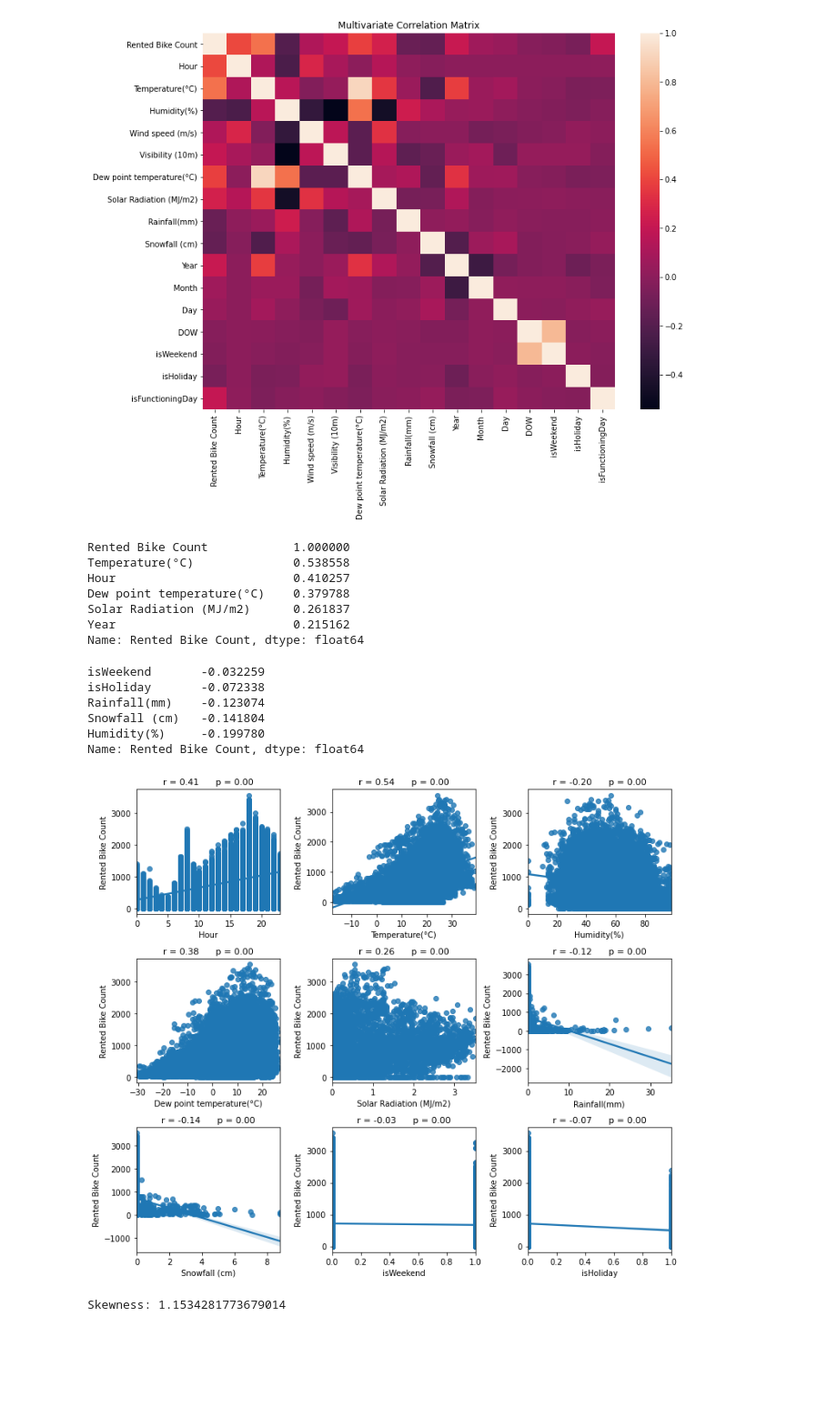
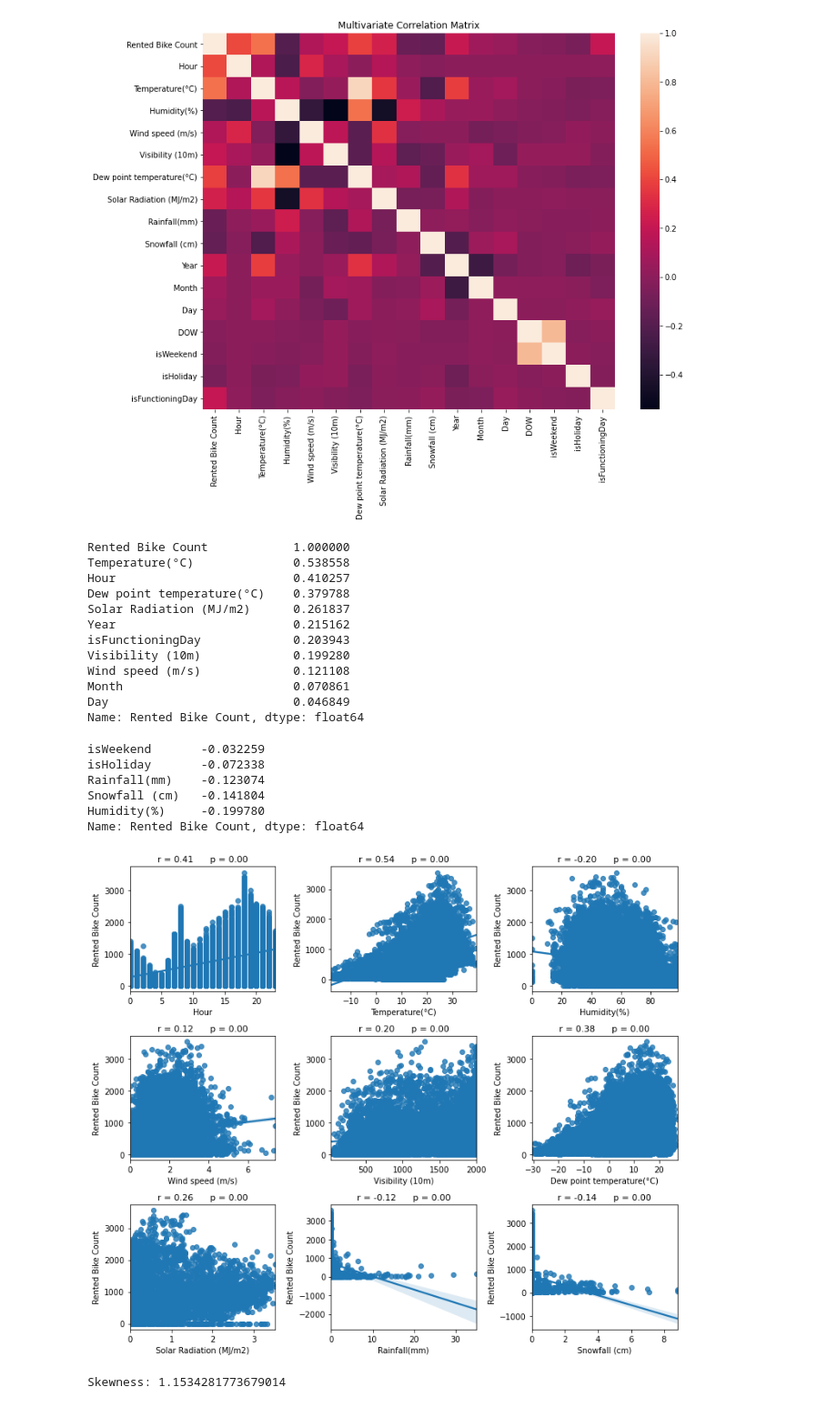
Before and after one commit to MiyukiKitsune/greenhouse_rentals, a Jupyter notebook: src/greenhouse_EDA.ipynb, the cells around one changed output. Shown at 91% size. Drawn from its saved outputs; the diff is of its cells as text; code cells hidden in the pictures; blank space fills up the shorter version.

```diff
--- a/src/greenhouse_EDA.ipynb
+++ b/src/greenhouse_EDA.ipynb
@@ -157,7 +185,7 @@ Text(0.5, 1.0, 'Multivariate Correlation Matrix')
 # %%
 # Find 10 most important features relative to target
 corrmat.sort_values(['Rented Bike Count'], ascending = False, inplace = True)
-print(corrmat['Rented Bike Count'].head(6))
+print(corrmat['Rented Bike Count'].head(11))
 # %% [output]
 Rented Bike Count            1.000000
 Temperature(°C)              0.538558
@@ -165,6 +193,11 @@ Hour                         0.410257
 Dew point temperature(°C)    0.379788
 Solar Radiation (MJ/m2)      0.261837
 Year                         0.215162
+isFunctioningDay             0.203943
+Visibility (10m)             0.199280
+Wind speed (m/s)             0.121108
+Month                        0.070861
+Day                          0.046849
 Name: Rented Bike Count, dtype: float64
 # %%
 print(corrmat['Rented Bike Count'].tail(5))
@@ -178,33 +211,33 @@ Name: Rented Bike Count, dtype: float64
 # %%
 # Seems like our most predictive variables are temp, hour of day and humidity
 # %%
-df_plot = df_bikes[['Temperature(°C)', 'Hour', 'Dew point temperature(°C)', 'Solar Radiation (MJ/m2)', 'isWeekend',
-           'isHoliday', 'Rainfall(mm)', 'Snowfall (cm)', 'Humidity(%)', 'Rented Bike Count']].copy()
+df_plot = df_bikes[['Temperature(°C)', 'Hour', 'Dew point temperature(°C)', 'Solar Radiation (MJ/m2)', 'Visibility (10m)',
+           'Wind speed (m/s)', 'Rainfall(mm)', 'Snowfall (cm)', 'Humidity(%)', 'Rented Bike Count']].copy()
 # %%
 nr_rows = 3
 nr_cols = 3
 
 fig, axs = plt.subplots(nr_rows, nr_cols, figsize=(nr_cols*3.5,nr_rows*3))
 
 li_num_feats = list(numerical_feats)
-li_plot = ['Temperature(°C)', 'Hour', 'Dew point temperature(°C)', 'Solar Radiation (MJ/m2)', 'isWeekend',
-           'isHoliday', 'Rainfall(mm)', 'Snowfall (cm)', 'Humidity(%)']
+li_plot = ['Temperature(°C)', 'Hour', 'Dew point temperature(°C)', 'Solar Radiation (MJ/m2)', 'Visibility (10m)',
+           'Wind speed (m/s)', 'Rainfall(mm)', 'Snowfall (cm)', 'Humidity(%)']
 li_plot_num_feats = [c for c in list(numerical_feats) if c in li_plot]
 
 
 for r in range(0,nr_rows):
     for c in range(0,nr_cols):
         i = r*nr_cols+c
         if i < len(li_plot_num_feats):
             sns.regplot(df_plot[li_plot_num_feats[i]], df_plot['Rented Bike Count'], ax = axs[r][c])
             stp = stats.pearsonr(df_plot[li_plot_num_feats[i]], df_plot['Rented Bike Count'])
             str_title = "r = " + "{0:.2f}".format(stp[0]) + "      " "p = " + "{0:.2f}".format(stp[1])
             axs[r][c].set_title(str_title,fontsize=11)
 
 plt.tight_layout()
 plt.show()
 # %% [output]
-[figure, old version]
+[figure, new version]
 # %%
 # Plot
 sns.distplot(df_bikes['Rented Bike Count'])
```
Also changed, not shown: parts of 4 cells of this notebook, 1 other file.
